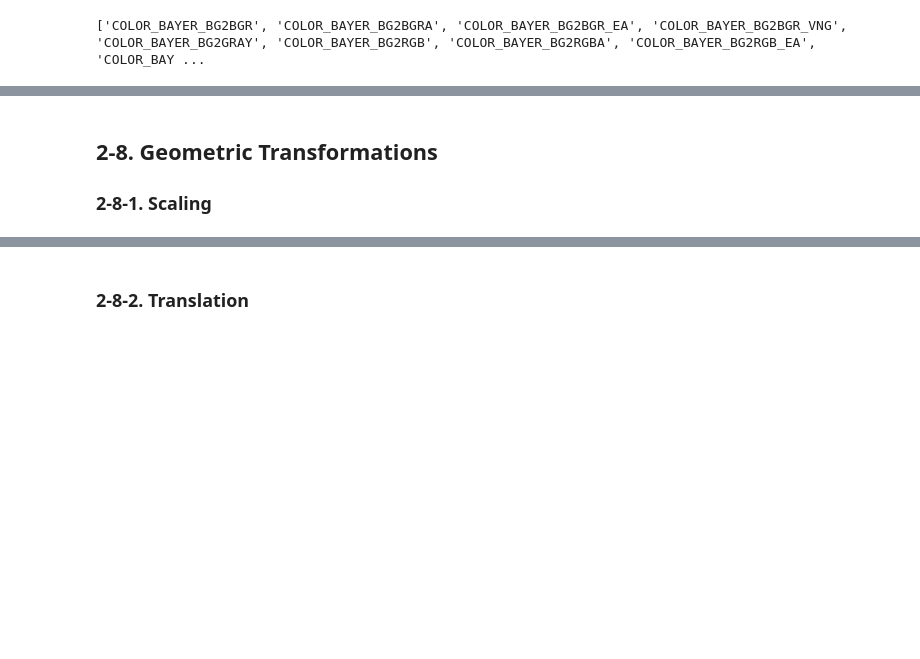
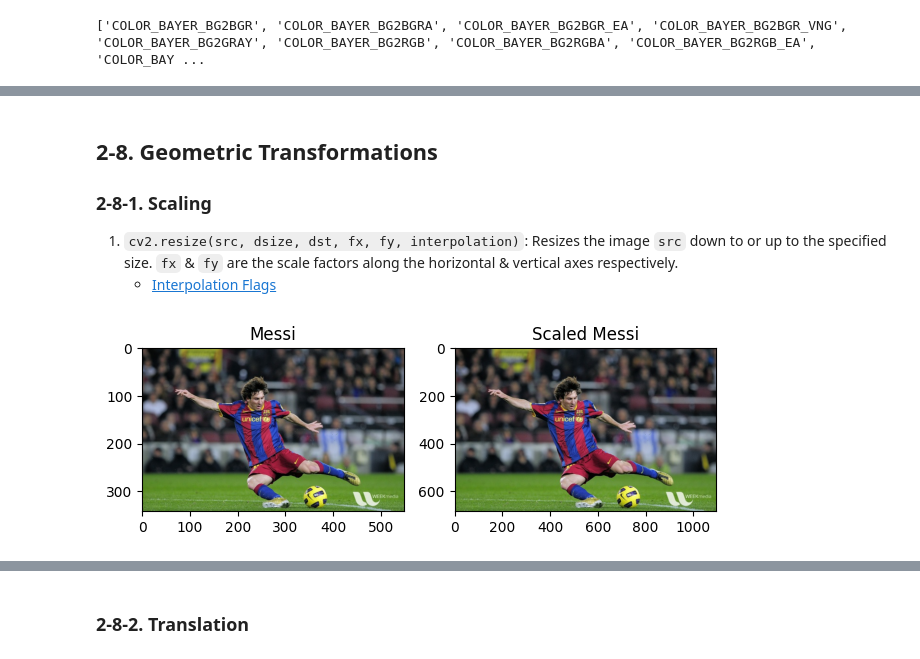
Before and after one commit to yungshun317/torch-cv, a Jupyter notebook: opencv.ipynb, the cells around one changed output, grey strips where cells are left out. Saved outputs shown, nothing was run; the diff lists cells and outputs as text; code cells hidden in the pictures; blank space fills up the shorter version.

```diff
--- a/opencv.ipynb
+++ b/opencv.ipynb
@@ -633,17 +648,22 @@ cv.destroyAllWindows()
 # %% [markdown]
 ## 2-8. Geometric Transformations
 ### 2-8-1. Scaling
+1. `cv2.resize(src, dsize, dst, fx, fy, interpolation)`: Resizes the image `src` down to or up to the specified size. `fx` & `fy` are the scale factors along the horizontal & vertical axes respectively.
+    - [Interpolation Flags](https://docs.opencv.org/3.4/da/d54/group__imgproc__transform.html#ga5bb5a1fea74ea38e1a5445ca803ff121)
 # %%
 # Scaling
 import numpy as np
-import cv2 as cv
+import cv2
+import matplotlib.pyplot as plt
 
-img = cv.imread('messi5.jpg')
-assert img is not None, "file could not be read, check with os.path.exists()"
+image = cv2.imread('data/messi5.jpg')
+assert image is not None, "File could not be Read, Check with os.path.exists() please."
 
-res = cv.resize(img,None,fx=2, fy=2, interpolation = cv.INTER_CUBIC)
+result = cv2.resize(image, None, fx=2, fy=2, interpolation=cv2.INTER_CUBIC)
 
-#OR
-
-height, width = img.shape[:2]
-res = cv.resize(img,(2*width, 2*height), interpolation = cv.INTER_CUBIC)
+plt.subplot(121), plt.imshow(cv2.cvtColor(image, cv2.COLOR_BGR2RGB)), plt.title('Messi')
+plt.subplot(122), plt.imshow(cv2.cvtColor(result, cv2.COLOR_BGR2RGB)), plt.title('Scaled Messi')
+plt.tight_layout()
+plt.show()
+# %% [output]
+[figure, added]
```
Also changed, not shown: parts of 11 cells of this notebook.
